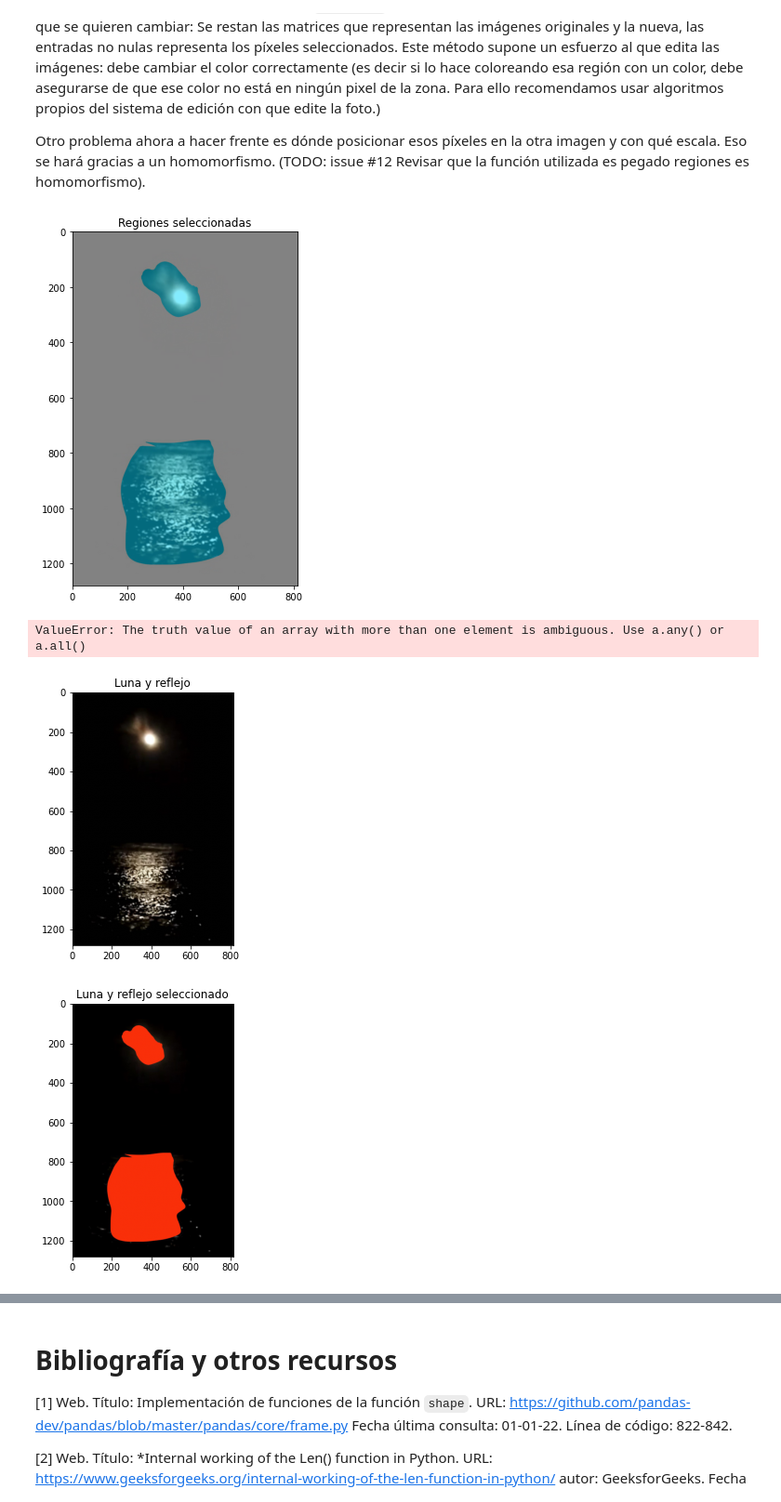
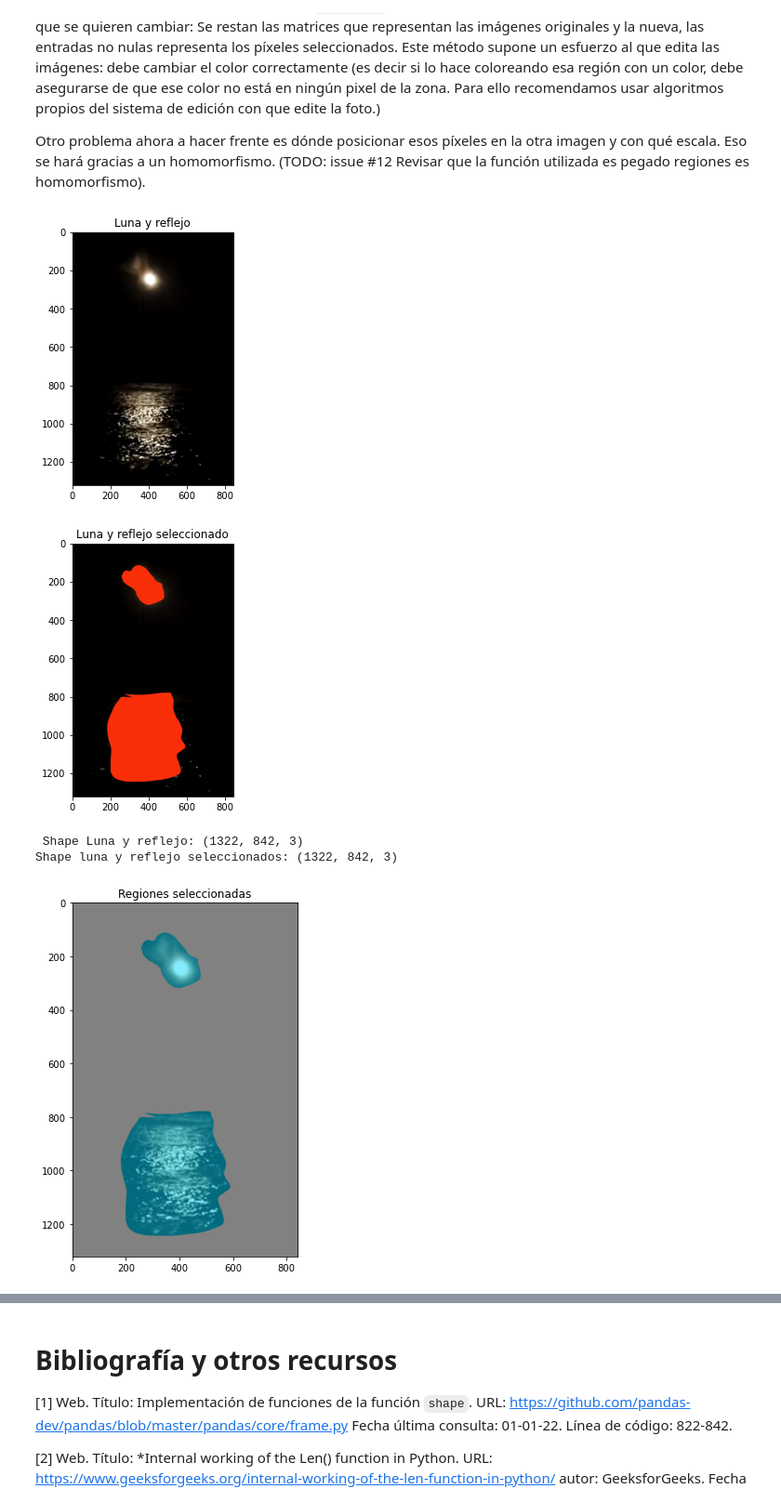
Before and after one commit to BlancaCC/Mezclado-de-regiones-en-imagenes-usando-la-ecuacion-de-Poisson, a Jupyter notebook: PoissonImageEditing.ipynb, the cells around one changed output, grey strips where cells are left out. Shown: that part at 93% size. Cells and saved outputs as stored; diff of their text form; code cells hidden in the pictures.

Commit message:
Ya está corregido el sistema para sacar los puntos seleccionados #9 :) Ahora mismo lo que devuelve es un conjunto de pares de tuplas que son las que se tienen que clonar

```diff
--- a/PoissonImageEditing.ipynb
+++ b/PoissonImageEditing.ipynb
@@ -244,35 +248,43 @@ def SelectedRegion( originalImage: np.ndarray, selectedImage : np.ndarray, showI
     selectedImage: Imagen con el área seleccionada.
     showImage: Booleano si True muestra las regiones selecionadas.
     '''
+
+    assert originalImage.shape == selectedImage.shape, f'El tamaño de las imágenes no son iguales, son de tamaño: {originalImage.shape} y {selectedImage.shape}'
     differenceMatrix = originalImage - selectedImage
     if(showImage):
         PrintOneImage(differenceMatrix, title= 'Regiones seleccionadas',size=(7,7))
+
     #seleccionamos las coordenadas que han cambiado
     x_len, y_len, _ = differenceMatrix.shape
     selectedRegion = set()
-    valorAntiguo = None
     for x in range(x_len):
         for y in range(y_len):
-            if differenceMatrix[x][y].all != valorAntiguo:
-                print(differenceMatrix)
-                valorAntiguo = differenceMatrix[x][y]
+            if (
+                differenceMatrix[x][y][0] != 0
+                or differenceMatrix[x][y][1] != 0
+                or differenceMatrix[x][y][2] != 0
+            ):
                 selectedRegion.add((x,y))
+
     return selectedRegion
-# %%
-SelectedRegion(imgLunaYReflejo, imgLunaSeleccionada, True)
-# %% [output]
-[figure, removed]
-ValueError: The truth value of an array with more than one element is ambiguous. Use a.any() or a.all()
 # %%
 # Código 5: Ejemplo de selección de imágenes
 
 #Leemos las imágenes y las mostramos
-pathLunaYReflejo = path + 'LunaYReflejo.jpg'
-pathLunaSeleccionada = path + 'LunaSeleccionadaAmbasRegiones.jpg'
+pathLunaYReflejo = path + 'LunaYReflejo2.jpg'
+pathLunaSeleccionada = path + 'LunaYReflejoSeleccionados2.jpg'
 imgLunaYReflejo = ReadImage(pathLunaYReflejo, flagColor)
 imgLunaSeleccionada = ReadImage(pathLunaSeleccionada, flagColor)
 PrintOneImage(imgLunaYReflejo, title='Luna y reflejo',size=(5,5))
 PrintOneImage(imgLunaSeleccionada, title='Luna y reflejo seleccionado', size=(5,5))
+# Imprimimos tamaño de las imágenes
+print(f' Shape Luna y reflejo: {imgLunaYReflejo.shape}')
+print(f'Shape luna y reflejo seleccionados: {imgLunaSeleccionada.shape}')
+# Calculamos las diferencias y las mostramos en pantalla
+S = SelectedRegion(imgLunaYReflejo, imgLunaSeleccionada, True)
 # %% [output]
-[figure, old version]
+[figure, new version]
-[figure, old version]
+[figure, new version]
+ Shape Luna y reflejo: (1322, 842, 3)
+Shape luna y reflejo seleccionados: (1322, 842, 3)
+[figure, added]
```
Also changed, not shown: parts of 2 cells of this notebook.
